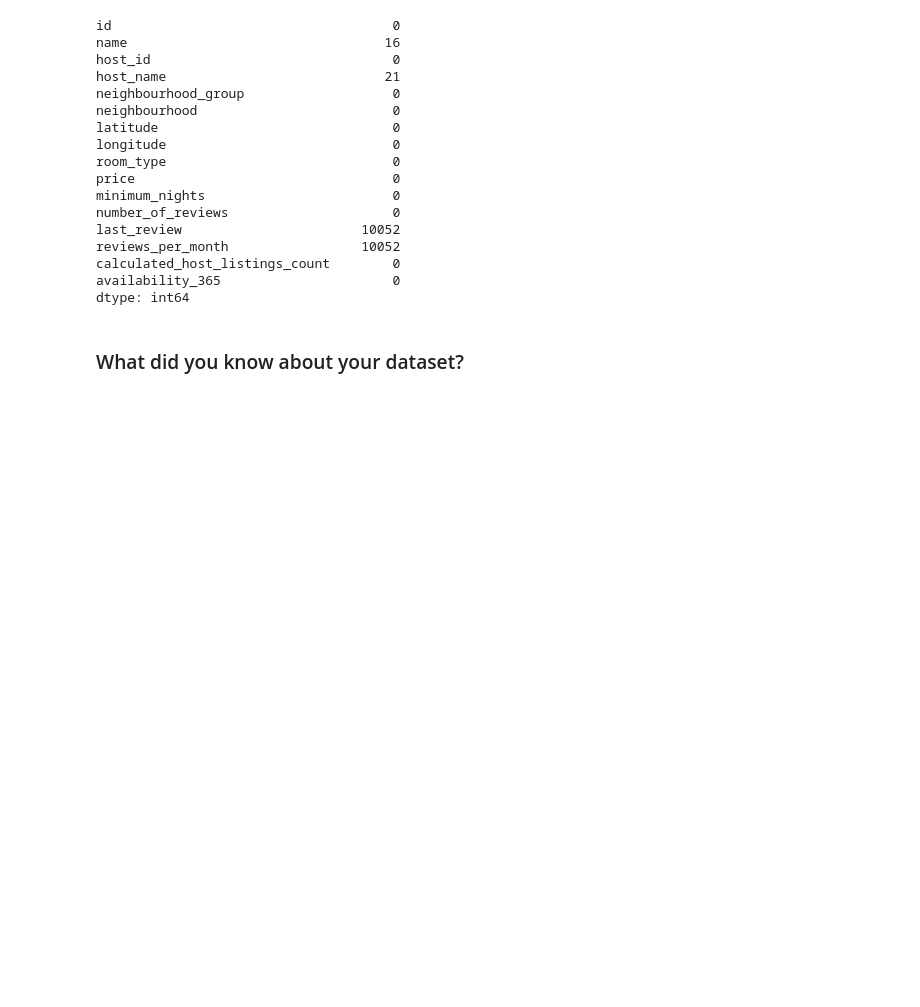
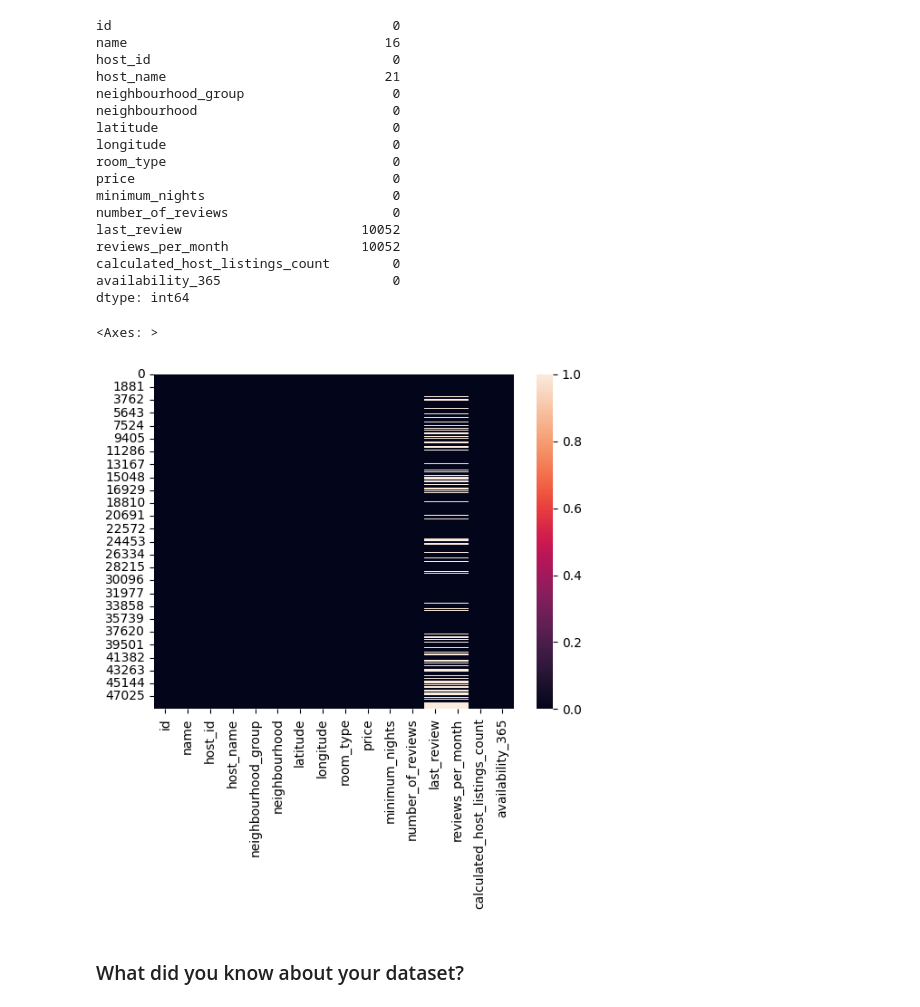
Before and after one commit to HemantSingh108/Airbnb_booking_analysis, a Jupyter notebook: Airbnb_Bookings_Analysis_Capstone_Project.ipynb, the cells around one changed output. Saved outputs shown, nothing was run; the diff lists cells and outputs as text; code cells hidden in the pictures; blank space fills up the shorter version.

```diff
--- a/Airbnb_Bookings_Analysis_Capstone_Project.ipynb
+++ b/Airbnb_Bookings_Analysis_Capstone_Project.ipynb
@@ -167,6 +182,10 @@ availability_365                      0
 dtype: int64
 # %%
 # Visualizing the missing values
+sns.heatmap(Data.isnull() )
+# %% [output]
+<Axes: >
+[figure, added]
 # %% [markdown]
 ### What did you know about your dataset?
 # %% [markdown]
```
Also changed, not shown: parts of 31 cells of this notebook.
